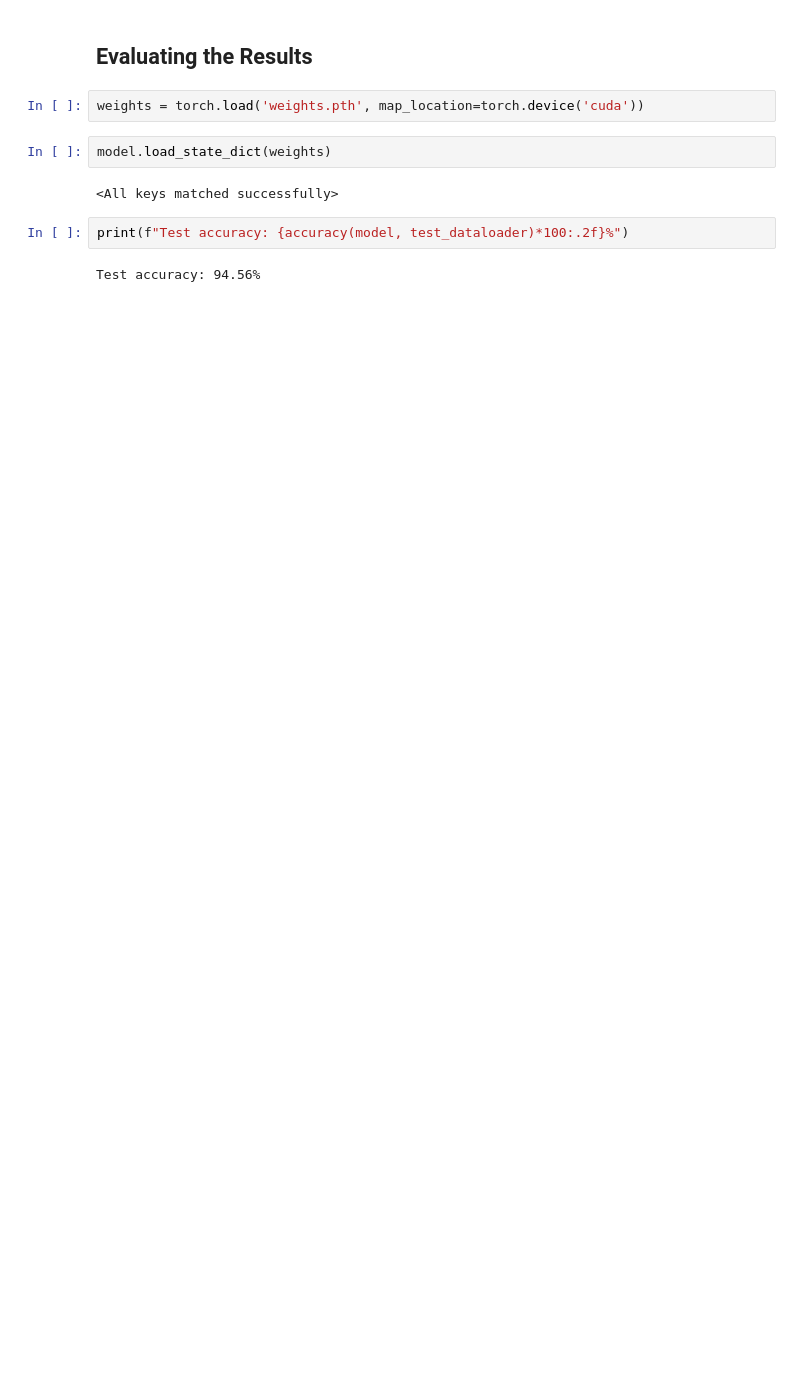
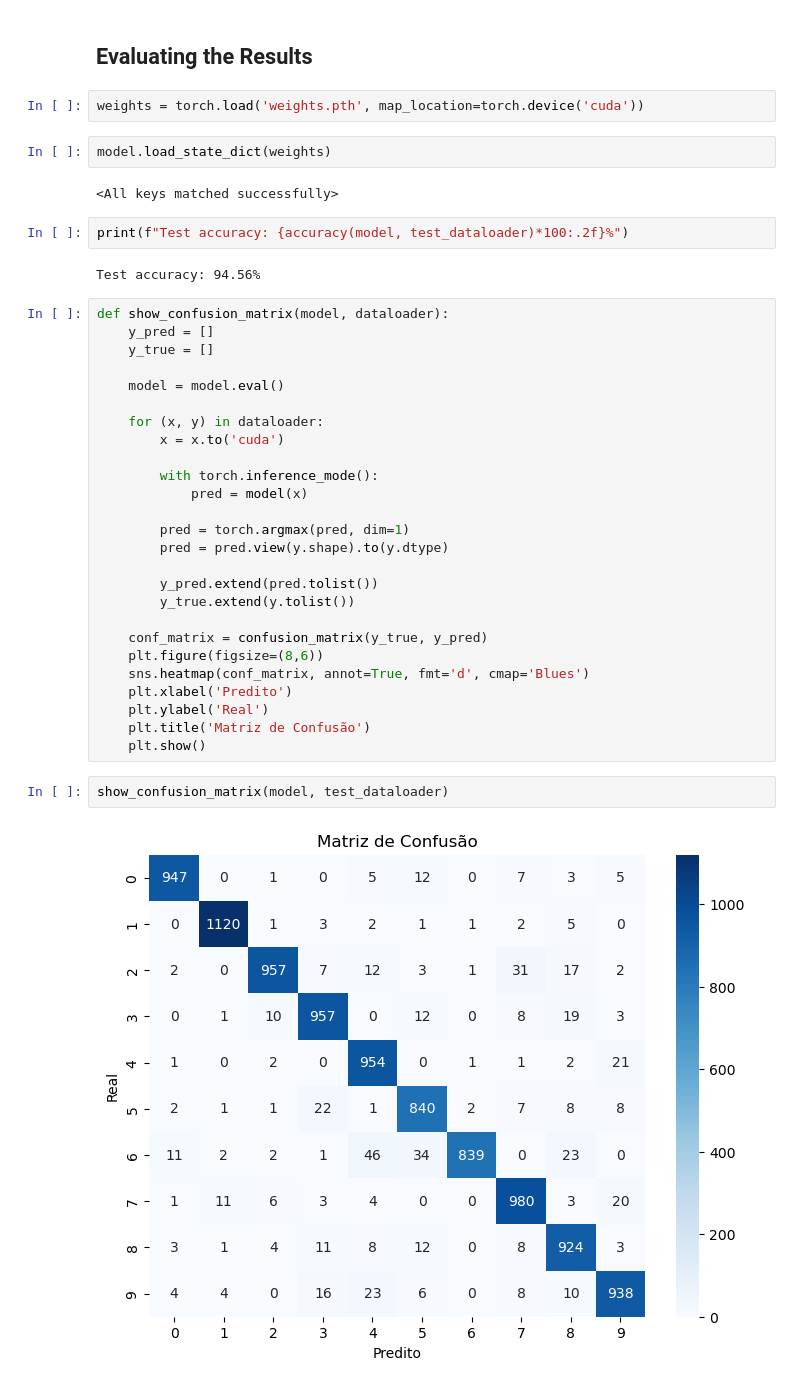
Before and after one commit to ryann-arruda/deep_learning_algorithms, a Jupyter notebook: perceptron/pytorch_implementation/problems/mnist/v2/mnist.ipynb, the cells around one changed output. Saved outputs shown, nothing was run; the diff lists cells and outputs as text; blank space fills up the shorter version.

Commit message:
confusion matrix

```diff
--- a/perceptron/pytorch_implementation/problems/mnist/v2/mnist.ipynb
+++ b/perceptron/pytorch_implementation/problems/mnist/v2/mnist.ipynb
@@ -218,3 +223,33 @@ model.load_state_dict(weights)
 print(f"Test accuracy: {accuracy(model, test_dataloader)*100:.2f}%")
 # %% [output]
 Test accuracy: 94.56%
+# %%
+def show_confusion_matrix(model, dataloader):
+    y_pred = []
+    y_true = []
+
+    model = model.eval()
+
+    for (x, y) in dataloader:
+        x = x.to('cuda')
+
+        with torch.inference_mode():
+            pred = model(x)
+
+        pred = torch.argmax(pred, dim=1)
+        pred = pred.view(y.shape).to(y.dtype)
+
+        y_pred.extend(pred.tolist())
+        y_true.extend(y.tolist())
+
+    conf_matrix = confusion_matrix(y_true, y_pred)
+    plt.figure(figsize=(8,6))
+    sns.heatmap(conf_matrix, annot=True, fmt='d', cmap='Blues')
+    plt.xlabel('Predito')
+    plt.ylabel('Real')
+    plt.title('Matriz de Confusão')
+    plt.show()
+# %%
+show_confusion_matrix(model, test_dataloader)
+# %% [output]
+[figure, added]
```
Also changed, not shown: parts of 2 cells of this notebook.
